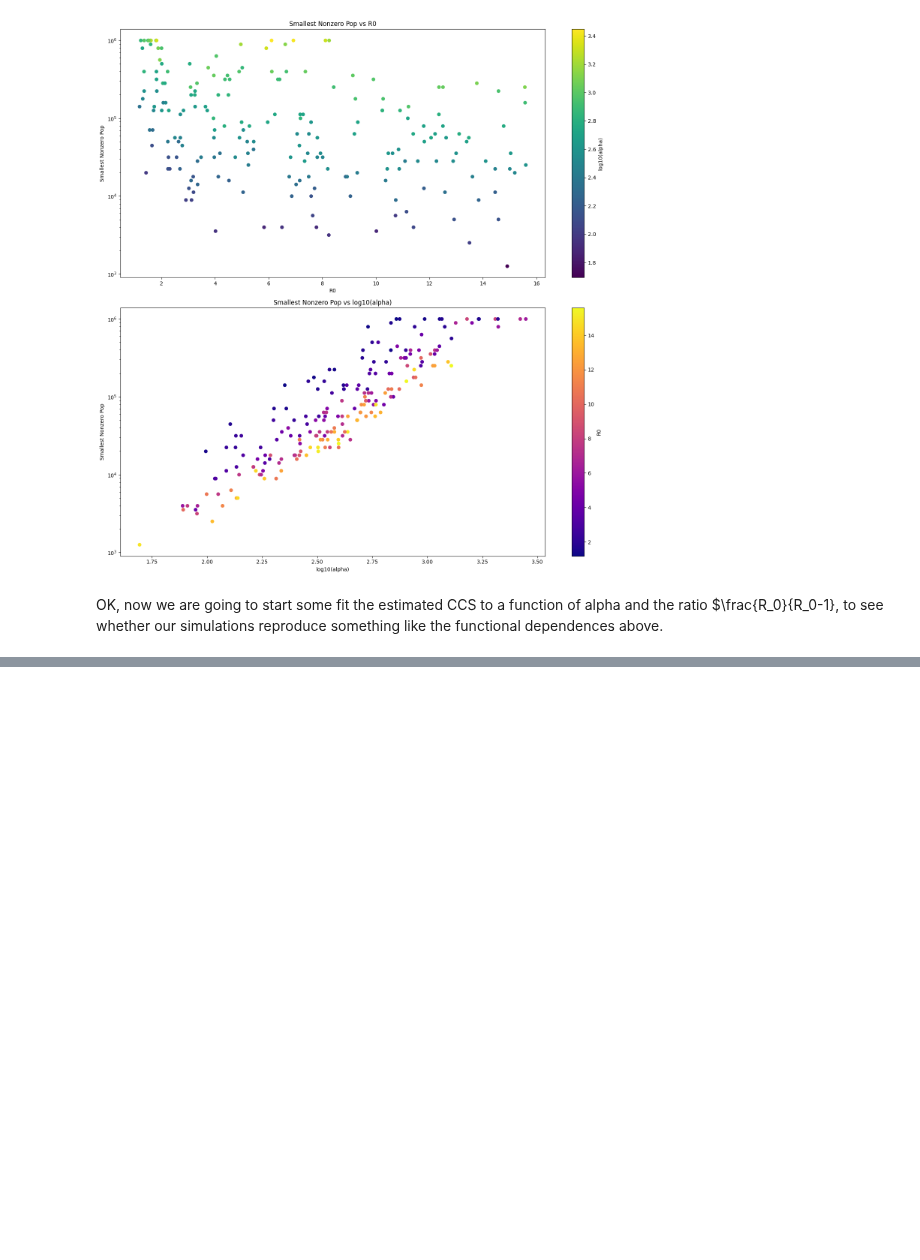
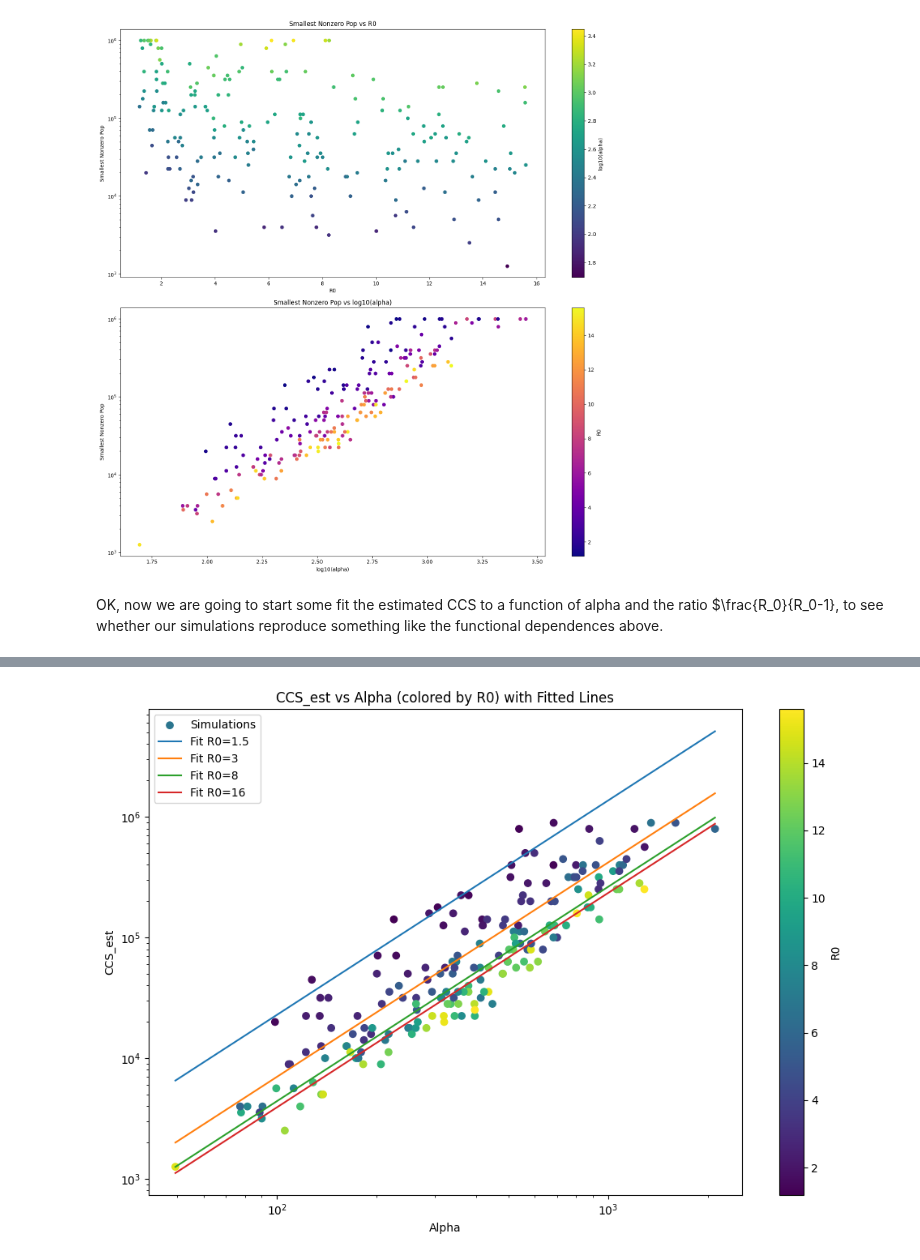
Before and after one commit to laser-base/laser-generic, a Jupyter notebook: docs/tutorials/notebooks/07_SIR_CCS.ipynb, the cells around one changed output, grey strips where cells are left out. Saved outputs shown, nothing was run; the diff lists cells and outputs as text; code cells hidden in the pictures; blank space fills up the shorter version.

```diff
--- a/docs/tutorials/notebooks/07_SIR_CCS.ipynb
+++ b/docs/tutorials/notebooks/07_SIR_CCS.ipynb
@@ -323,0 +341,25 @@ plt.show()
+# %%
+fig, ax = plt.subplots(figsize=(10, 7))
+
+# Scatter plot: CCS_est vs alpha, colored by R0
+sc = ax.scatter(alpha_values, results_df["CCS_est"][inds2fit], c=R0_values, cmap="viridis", label="Simulations")
+cbar = plt.colorbar(sc, ax=ax)
+cbar.set_label("R0")
+
+# Fitted lines for selected R0 values
+R0_lines = [1.5, 3, 8, 16]
+alpha_range = np.logspace(np.log10(np.min(alpha_values)), np.log10(np.max(alpha_values)), 200)
+for R0_val in R0_lines:
+    CCS_fit = 10**(np.log10(popt[0]) + popt[1]*np.log10(alpha_range) + popt[2]*np.log10(R0_val/(R0_val-1)))
+    ax.plot(alpha_range, CCS_fit, label=f"Fit R0={R0_val}")
+
+ax.set_xscale("log")
+ax.set_yscale("log")
+ax.set_xlabel("Alpha")
+ax.set_ylabel("CCS_est")
+ax.set_title("CCS_est vs Alpha (colored by R0) with Fitted Lines")
+ax.legend()
+plt.tight_layout()
+plt.show()
+# %% [output]
+[figure, added]
```
Also changed, not shown: parts of 2 cells of this notebook.
